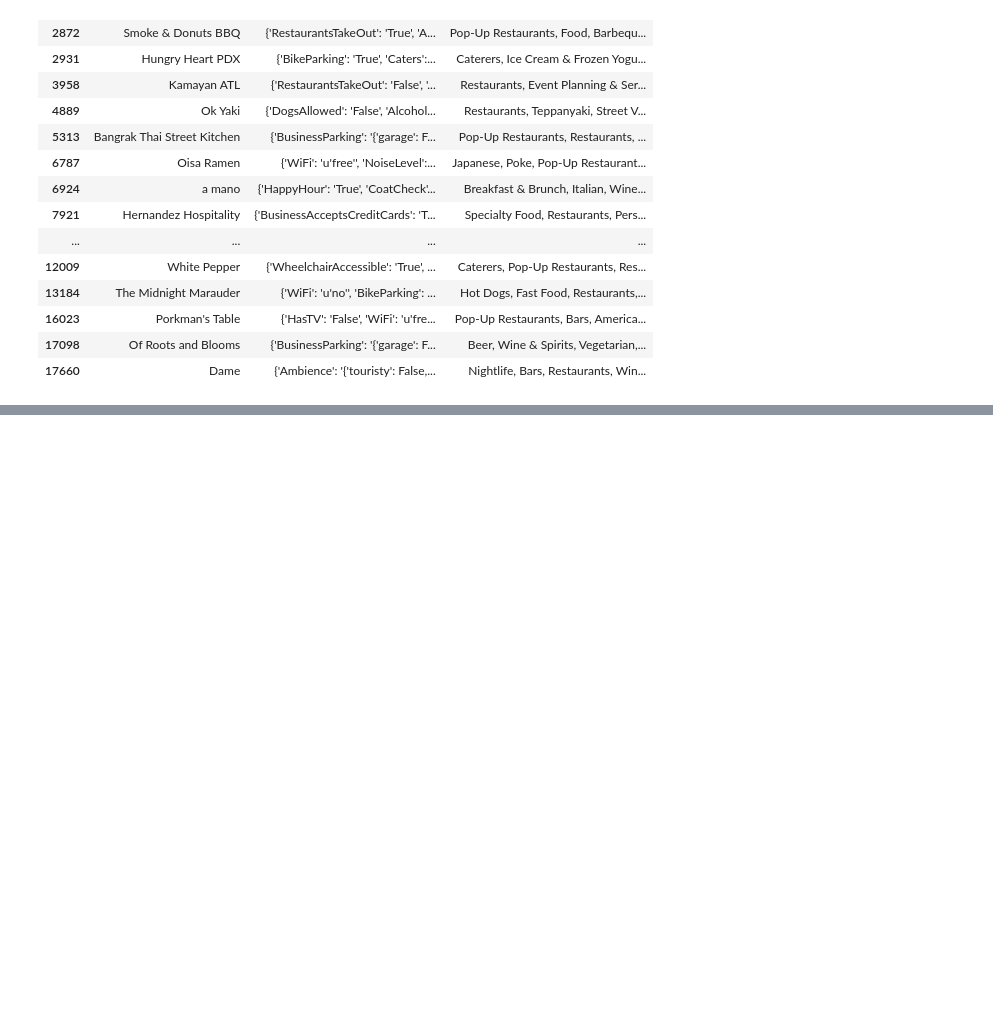
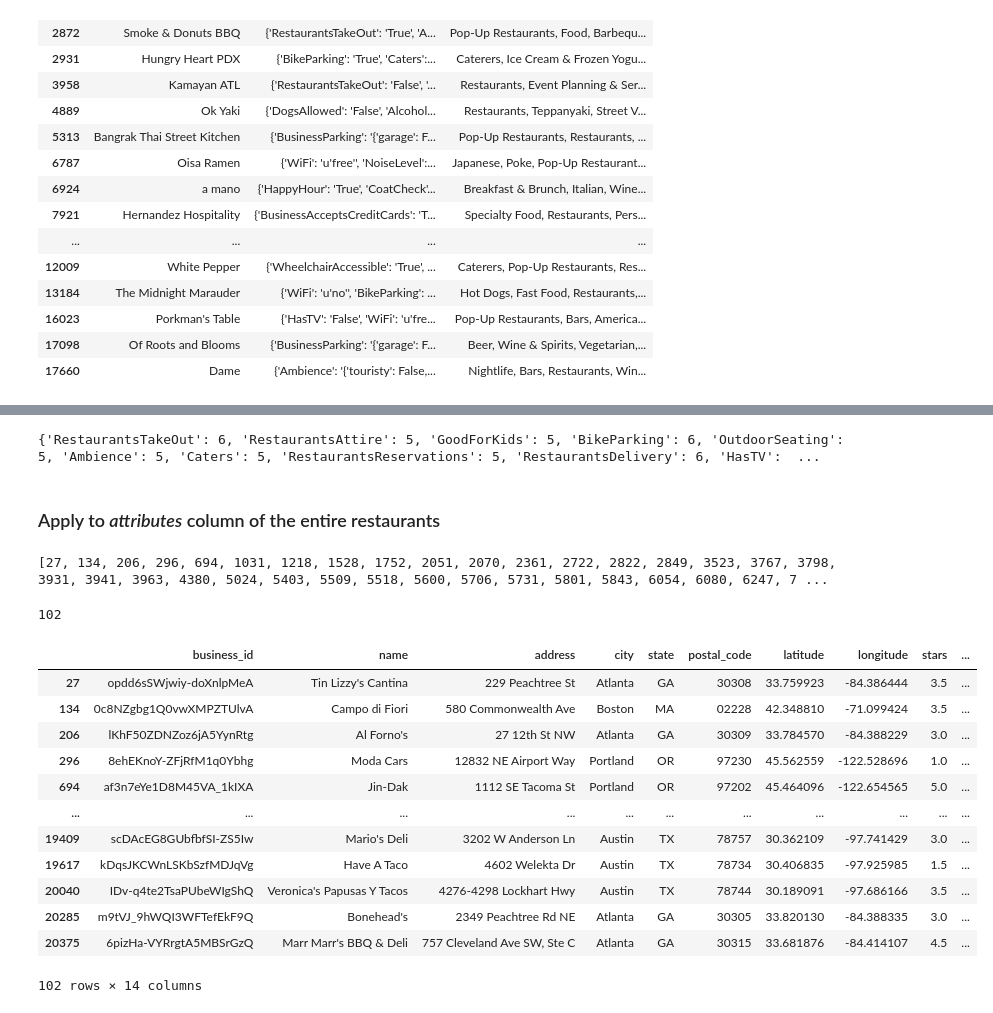
Before and after one commit to christinabrady/ds4a_women_project, a Jupyter notebook: clean-restaurant-data.ipynb, the cells around one changed output, grey strips where cells are left out. Saved outputs shown, nothing was run; the diff lists cells and outputs as text; code cells hidden in the pictures; blank space fills up the shorter version.

Commit message:
a closer look at attributes-column

```diff
--- a/clean-restaurant-data.ipynb
+++ b/clean-restaurant-data.ipynb
@@ -288,0 +351,3 @@ restaurant_df[restaurant_df['categories'].str.contains('Pop-Up Restaurants')][['
+# %%
+attr_tmp_df = attributes_df.iloc[0:6,:]
+attr_tmp_df
@@ -288,0 +366,3 @@ restaurant_df[restaurant_df['categories'].str.contains('Pop-Up Restaurants')][['
+# %%
+for i,item in enumerate(attr_tmp_df['attributes']):
+    print(i, type(item))
@@ -288,0 +419,57 @@ restaurant_df[restaurant_df['categories'].str.contains('Pop-Up Restaurants')][['
+# %%
+attr_tmp_dict = {}
+
+for dict_item in attr_tmp_df['attributes']:
+    my_list = list(dict_item.keys())
+    for element in my_list:
+        cleaned_element = element.strip()
+        if not(cleaned_element in attr_tmp_dict):
+            attr_tmp_dict[cleaned_element] = 1
+        else:
+            attr_tmp_dict[cleaned_element] += 1
+
+
+print(attr_tmp_dict)
+# %% [output]
+{'RestaurantsTakeOut': 6, 'RestaurantsAttire': 5, 'GoodForKids': 5, 'BikeParking': 6, 'OutdoorSeating': 5, 'Ambience': 5, 'Caters': 5, 'RestaurantsReservations': 5, 'RestaurantsDelivery': 6, 'HasTV':  ...
+# %% [markdown]
+### Apply to *attributes* column of the entire restaurants
+# %%
+attributes_dict = {}
+index_to_check = []
+
+for i, dict_item in enumerate(restaurant_df['attributes']):
+    try:
+        my_list = list(dict_item.keys())
+        for element in my_list:
+            cleaned_element = element.strip()
+            if not(cleaned_element in attributes_dict):
+                attributes_dict[cleaned_element] = 1
+            else:
+                attributes_dict[cleaned_element] += 1
+    except:
+        index_to_check.append(i)
+# %%
+print(index_to_check)
+# %% [output]
+[27, 134, 206, 296, 694, 1031, 1218, 1528, 1752, 2051, 2070, 2361, 2722, 2822, 2849, 3523, 3767, 3798, 3931, 3941, 3963, 4380, 5024, 5403, 5509, 5518, 5600, 5706, 5731, 5801, 5843, 6054, 6080, 6247, 7 ...
+# %%
+len(index_to_check)
+# %% [output]
+102
+# %%
+restaurant_df.loc[index_to_check]
+# %% [output]
+|  | business_id | name | address | city | state | postal_code | latitude | longitude | stars | ... |
+| 27 | opdd6sSWjwiy-doXnlpMeA | Tin Lizzy's Cantina | 229 Peachtree St | Atlanta | GA | 30308 | 33.759923 | -84.386444 | 3.5 | ... |
+| 134 | 0c8NZgbg1Q0vwXMPZTUlvA | Campo di Fiori | 580 Commonwealth Ave | Boston | MA | 02228 | 42.348810 | -71.099424 | 3.5 | ... |
+| 206 | lKhF50ZDNZoz6jA5YynRtg | Al Forno's | 27 12th St NW | Atlanta | GA | 30309 | 33.784570 | -84.388229 | 3.0 | ... |
+| 296 | 8ehEKnoY-ZFjRfM1q0Ybhg | Moda Cars | 12832 NE Airport Way | Portland | OR | 97230 | 45.562559 | -122.528696 | 1.0 | ... |
+| 694 | af3n7eYe1D8M45VA_1kIXA | Jin-Dak | 1112 SE Tacoma St | Portland | OR | 97202 | 45.464096 | -122.654565 | 5.0 | ... |
+| ... | ... | ... | ... | ... | ... | ... | ... | ... | ... | ... |
+| 19409 | scDAcEG8GUbfbfSI-ZS5Iw | Mario's Deli | 3202 W Anderson Ln | Austin | TX | 78757 | 30.362109 | -97.741429 | 3.0 | ... |
+| 19617 | kDqsJKCWnLSKbSzfMDJqVg | Have A Taco | 4602 Welekta Dr | Austin | TX | 78734 | 30.406835 | -97.925985 | 1.5 | ... |
+| 20040 | IDv-q4te2TsaPUbeWIgShQ | Veronica's Papusas Y Tacos | 4276-4298 Lockhart Hwy | Austin | TX | 78744 | 30.189091 | -97.686166 | 3.5 | ... |
+| 20285 | m9tVJ_9hWQI3WFTefEkF9Q | Bonehead's | 2349 Peachtree Rd NE | Atlanta | GA | 30305 | 33.820130 | -84.388335 | 3.0 | ... |
+| 20375 | 6pizHa-VYRrgtA5MBSrGzQ | Marr Marr's BBQ & Deli | 757 Cleveland Ave SW, Ste C | Atlanta | GA | 30315 | 33.681876 | -84.414107 | 4.5 | ... |
+102 rows × 14 columns
```
Also changed, not shown: parts of 29 cells of this notebook.
